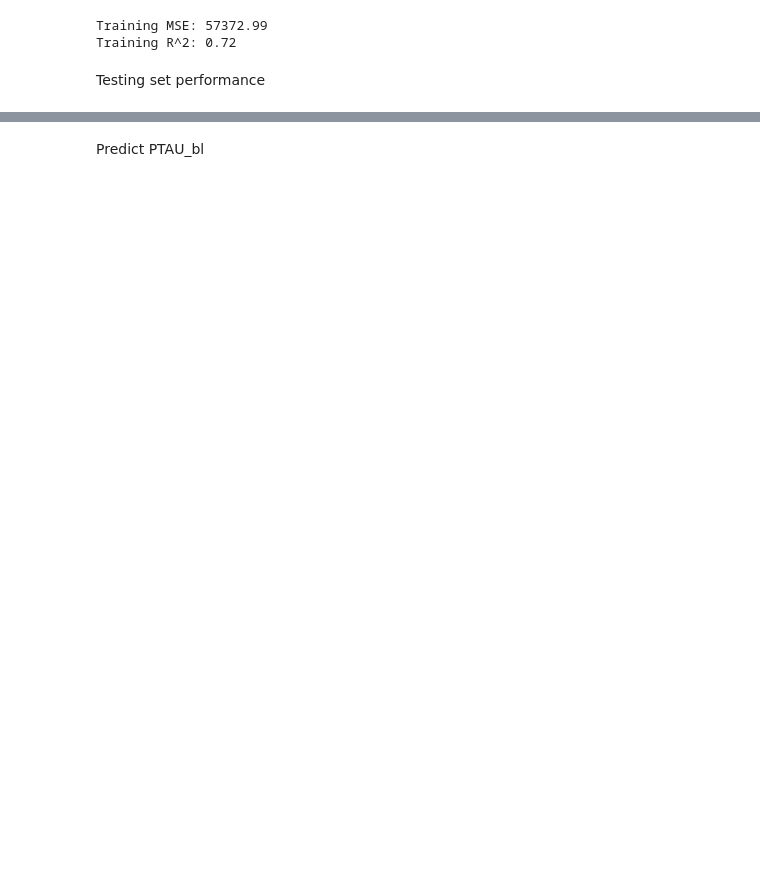
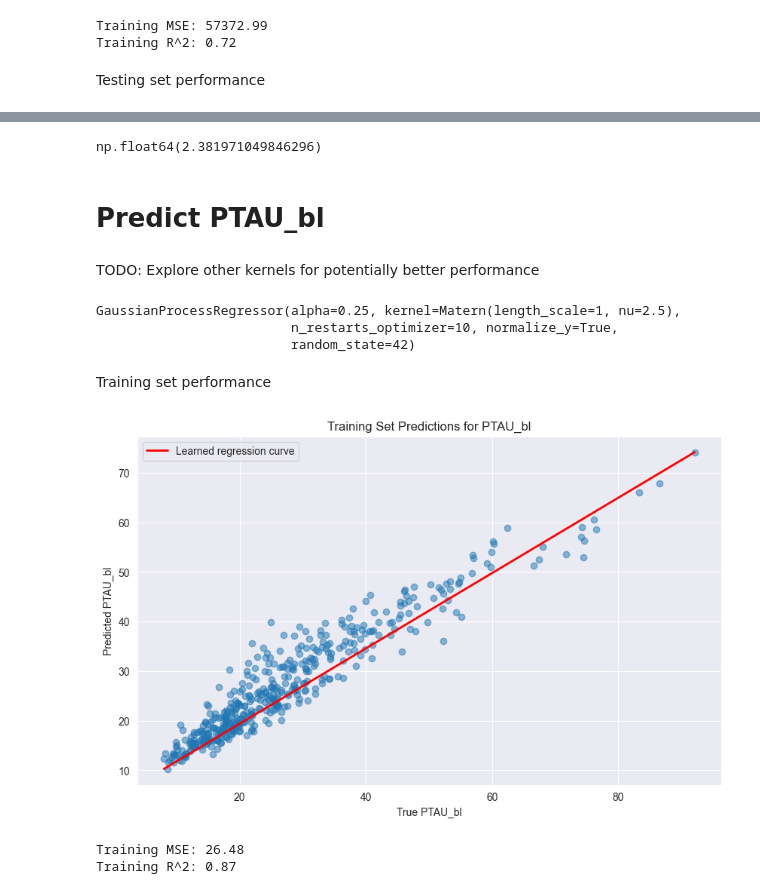
Before and after one commit to Aquila69420/adni-ml, a Jupyter notebook: train.ipynb, the cells around one changed output, grey strips where cells are left out. Cells and saved outputs as stored; diff of their text form; code cells hidden in the pictures; blank space fills up the shorter version.

```diff
--- a/train.ipynb
+++ b/train.ipynb
@@ -184,11 +111,69 @@ Testing MSE: 83838.36
 Testing R^2: 0.63
+# %%
+abs(test_gradient.mean() - train_gradient.mean())
+# %% [output]
+np.float64(2.381971049846296)
 # %% [markdown]
-Predict PTAU_bl
+# Predict PTAU_bl #
+# %% [markdown]
+TODO: Explore other kernels for potentially better performance
 # %%
 X = df.drop(['ABETA_bl', 'PTAU_bl', 'TAU_bl'], axis=1)
 y = df['PTAU_bl']
 
 scaler = StandardScaler()
-scaler.fit(X)
-X = scaler.transform(X)
+X = scaler.fit_transform(X)
 X_train, X_test, y_train, y_test = train_test_split(X, y, train_size=0.8, random_state=42)
+
+kernel = (
+    Matern(length_scale=1.0, nu=2.5)
+    # + 1.0 * RBF(length_scale=1e0, length_scale_bounds=(1e-1, 1e3))
+    # + WhiteKernel(noise_level=1, noise_level_bounds=(1e-10, 1e1))
+          )
+
+gpr = GaussianProcessRegressor(
+    kernel=kernel, alpha=25e-2, n_restarts_optimizer=10, random_state=42, normalize_y=True
+)
+
+gpr.fit(X_train, y_train)
+# %% [output]
+GaussianProcessRegressor(alpha=0.25, kernel=Matern(length_scale=1, nu=2.5),
+                         n_restarts_optimizer=10, normalize_y=True,
+                         random_state=42)
+# %% [markdown]
+Training set performance
+# %%
+y_mean_train, y_std_train = gpr.predict(X_train, return_std=True)
+train_gradient = np.gradient(y_mean_train)
+# Plot training set predictions
+plt.figure(figsize=(10, 6))
+plt.scatter(y_train, y_mean_train, alpha=0.5)
+# plt.plot(
+#     [y_train.min(), y_train.max()],
+#     [y_train.min(), y_train.max()],
+#     'k--',
+#     lw=2,
+#     label='Perfect prediction',
+# )
+# Plot the learnt regression curve
+plt.plot(
+    [y_train.min(), y_train.max()],
+    [y_mean_train.min(), y_mean_train.max()],
+    'r-',
+    lw=2,
+    label='Learned regression curve',
+)
+plt.xlabel('True PTAU_bl')
+plt.ylabel('Predicted PTAU_bl')
+plt.title('Training Set Predictions for PTAU_bl')
+plt.legend()
+plt.show()
+
+mse_train = mean_squared_error(y_train, y_mean_train)
+r2_train = r2_score(y_train, y_mean_train)
+print(f'Training MSE: {mse_train:.2f}')
+print(f'Training R^2: {r2_train:.2f}')
+# %% [output]
+[figure, added]
+Training MSE: 26.48
+Training R^2: 0.87
```
Also changed, not shown: parts of 18 cells of this notebook.
